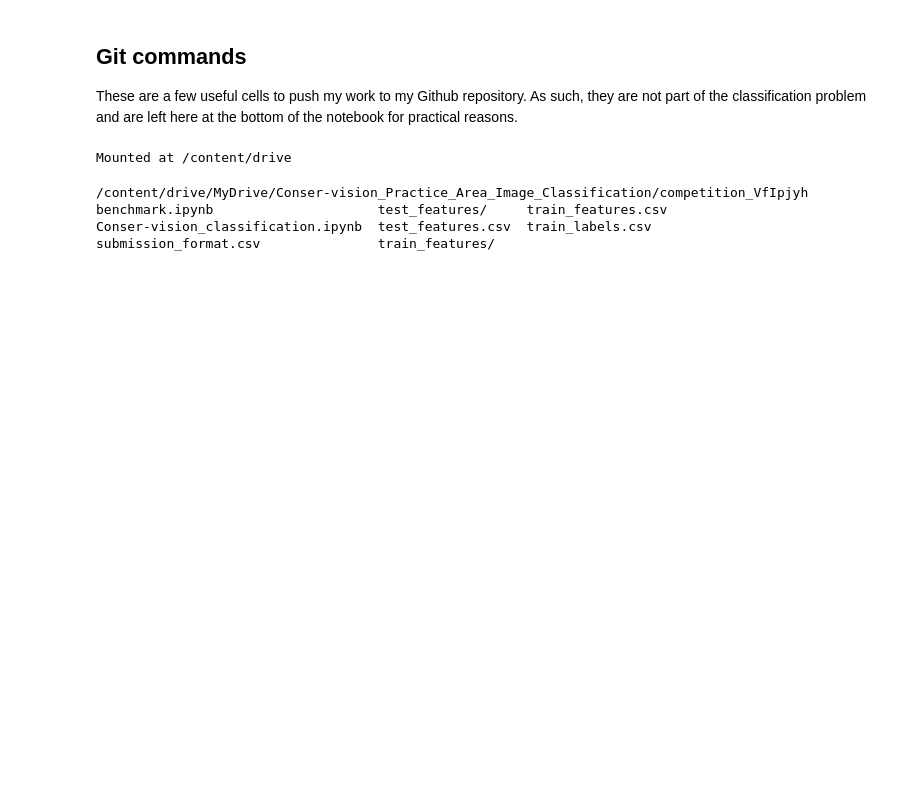
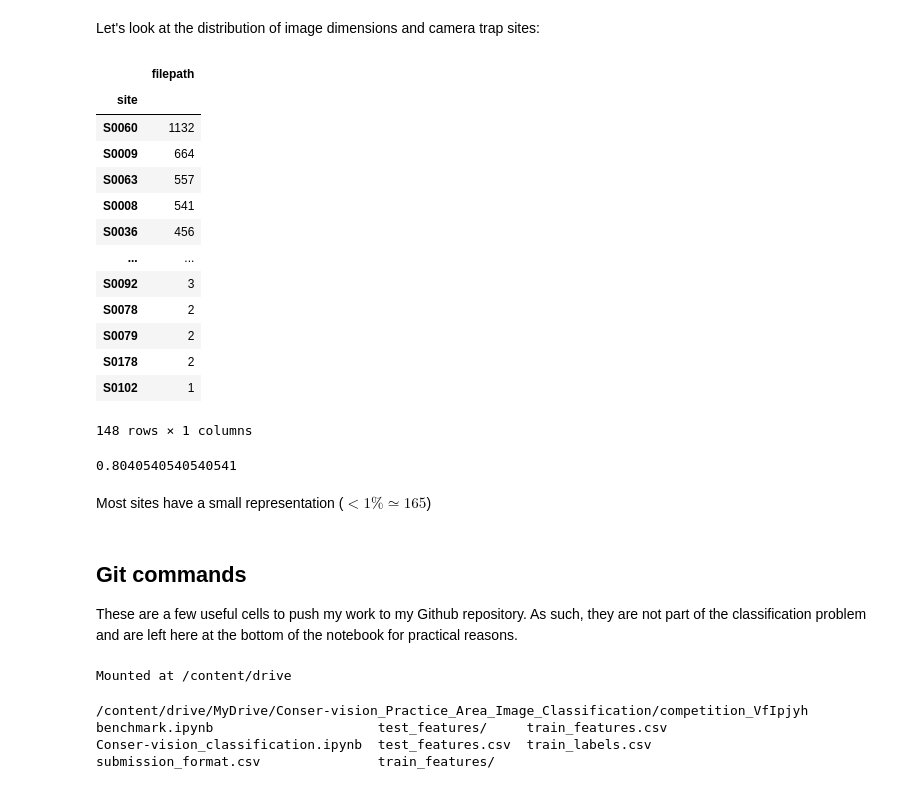
Before and after one commit to RosCarraro/Conser-vision, a Jupyter notebook: Conser-vision_classification.ipynb, the cells around one changed output. Cells and saved outputs as stored; diff of their text form; code cells hidden in the pictures; blank space fills up the shorter version.

```diff
--- a/Conser-vision_classification.ipynb
+++ b/Conser-vision_classification.ipynb
@@ -7,3 +117,31 @@ The goal is to classify the species that appear in camera trap images collected
+# %% [markdown]
+Let's look at the distribution of image dimensions and camera trap sites:
+# %%
+count_sites = train_features.groupby('site').count().sort_values('filepath',ascending=False)
+count_sites
+# %% [output]
+|  | filepath |
+| site |  |
+| S0060 | 1132 |
+| S0009 | 664 |
+| S0063 | 557 |
+| S0008 | 541 |
+| S0036 | 456 |
+| ... | ... |
+| S0092 | 3 |
+| S0078 | 2 |
+| S0079 | 2 |
+| S0178 | 2 |
+| S0102 | 1 |
+148 rows × 1 columns
+# %%
+total_sites=train_features[['site']].nunique()[0]
+low_repr_sites=count_sites.loc[count_sites.filepath<165].count()[0]
+low_repr_sites/total_sites
+# %% [output]
+0.8040540540540541
+# %% [markdown]
+Most sites have a small representation ($<1\% \simeq165$)
 # %% [markdown]
 ## Git commands
 These are a few useful cells to push my work to my Github repository. As such, they are not part of the classification problem and are left here at the bottom of the notebook for practical reasons.
```
Also changed, not shown: parts of 19 cells of this notebook.
